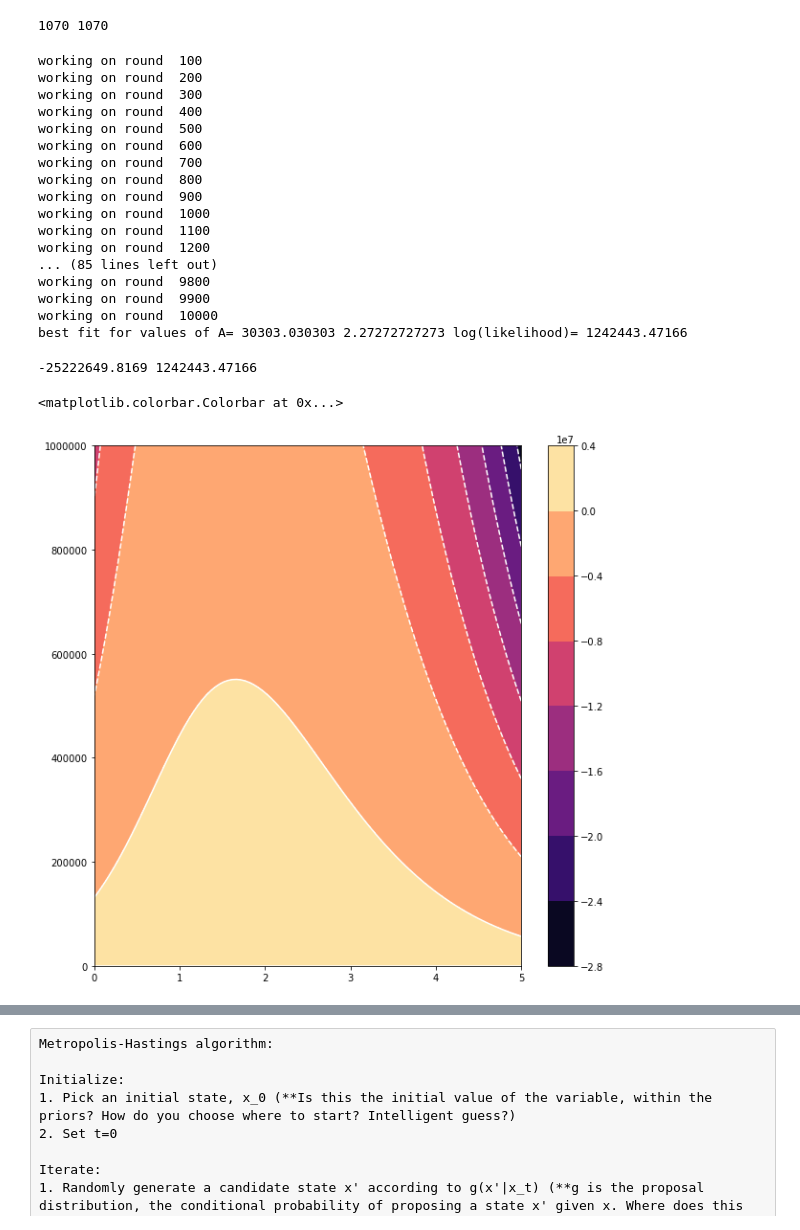
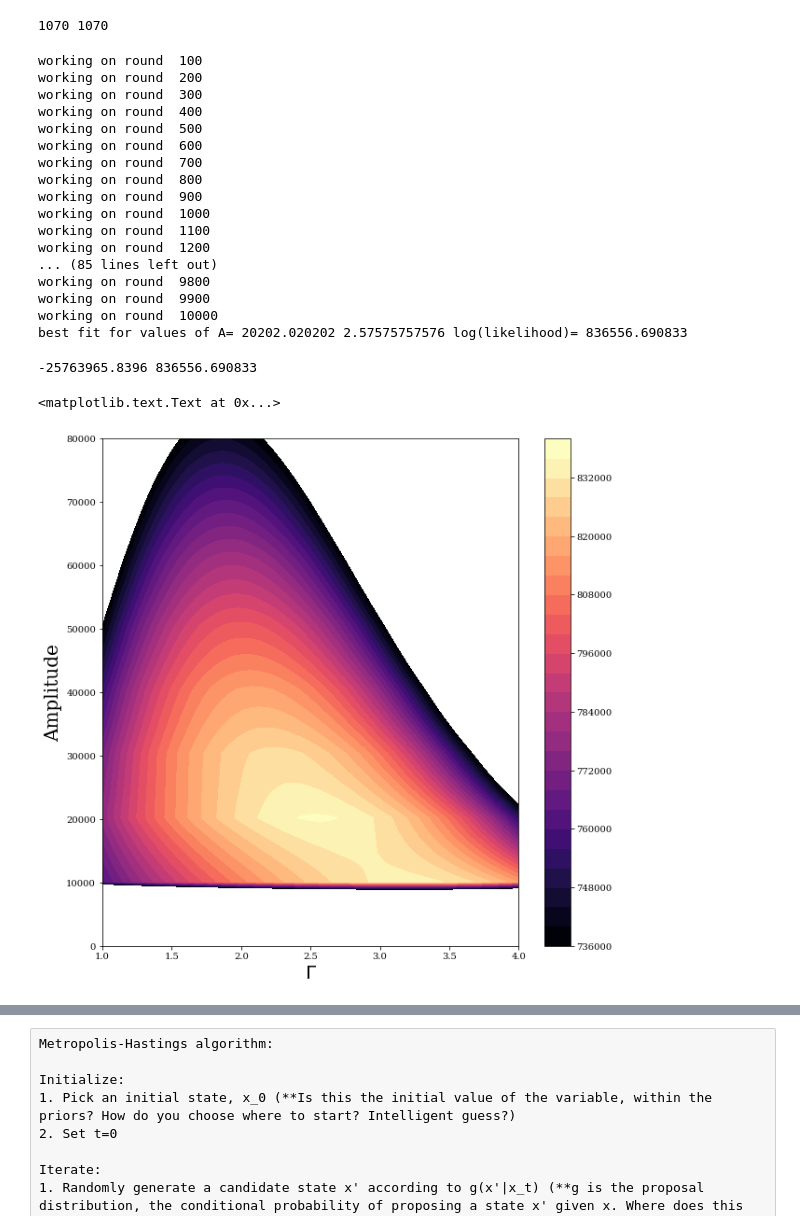
Before and after one commit to dirac-institute/PileupABC, a Jupyter notebook: Margaret/pileup_testmodel.ipynb, the cells around one changed output, grey strips where cells are left out. Drawn from its saved outputs; the diff is of its cells as text; code cells hidden in the pictures.

```diff
--- a/Margaret/pileup_testmodel.ipynb
+++ b/Margaret/pileup_testmodel.ipynb
@@ -230,7 +232,7 @@ best = [0,0]
 count = 0
 for i in range(len(A)):
     for j in range(len(a)):
-        running_ll = log_likelihood(piled_hist,np.log(A[i]),a[j])
+        running_ll = log_likelihood(energy_hist,np.log(A[i]),a[j])
         ll_val[i][j] = running_ll
         count += 1
         if count%len(A) == 0:
@@ -256,35 +258,44 @@ working on round  1200
 working on round  9800
 working on round  9900
 working on round  10000
-best fit for values of A= 30303.030303 2.27272727273 log(likelihood)= 1242443.47166
+best fit for values of A= 20202.020202 2.57575757576 log(likelihood)= 836556.690833
 # %%
 ll_val[np.isfinite(ll_val)==False] = 0
 # %%
 #Plot heat map of log_likelihood values across logA and alpha space
 #import seaborn as sns
+plt.rc('font', family='serif')
 fig,ax=plt.subplots(figsize=(10,10))
 print np.amin(ll_val),np.amax(ll_val)
 #imgplot = ax.imshow(ll_val[1:,:])
 #imgplot.set_cmap('inferno')
 #plt.colorbar(imgplot)
 #cmap = sns.cubehelix_palette(light=1, as_cmap=True)
 #ax = sns.heatmap(ll_val[1:,:],cmap=cmap)
 #ax.set_xlabel('A',fontsize=18)
 #ax.set_ylabel(r'$\Gamma$',fontsize=18)
 
 #plt.pcolormesh(ll_val)
 #plt.colorbar()
 #curves = 10
 #m = max([max(row) for row in ll_val])
 #levels = np.arange(0, m, (1 / float(curves)) * m)
 #plt.contour(ll_val, colors="white", levels=levels)
 #plt.show()
 
-cs = plt.contourf(a, A, ll_val,cmap='magma')
-plt.contour(cs, colors='white',levels=cs.levels[::2])
+levels = MaxNLocator(nbins=30).tick_values(np.amax(ll_val)-100000, np.amax(ll_val))
+#cmap = plt.get_cmap('PiYG')
+norm = BoundaryNorm(levels, ncolors=cmap.N, clip=True)
+cf = plt.contourf(a, A, ll_val,cmap='magma',vmin=np.amax(ll_val)-100000,vmax=np.amax(ll_val),levels=levels)
+#plt.contour(cf, colors='white',levels=levels,linestyle='--')
+fig.colorbar(cf)
+ax.set_xlim(1,4)
+ax.set_ylim(0,80000)
+ax.set_xlabel(r'$\Gamma$',fontsize=20)
+ax.set_ylabel('Amplitude',fontsize=20)
 #plt.pcolormesh(ll_val)
-plt.colorbar(cs)
+#plt.colorbar(cs)
 # %% [output]
--25222649.8169 1242443.47166
+-25763965.8396 836556.690833
-<matplotlib.colorbar.Colorbar at 0x...>
+<matplotlib.text.Text at 0x...>
-[figure, old version]
+[figure, new version]
```
Also changed, not shown: parts of 4 cells of this notebook.
